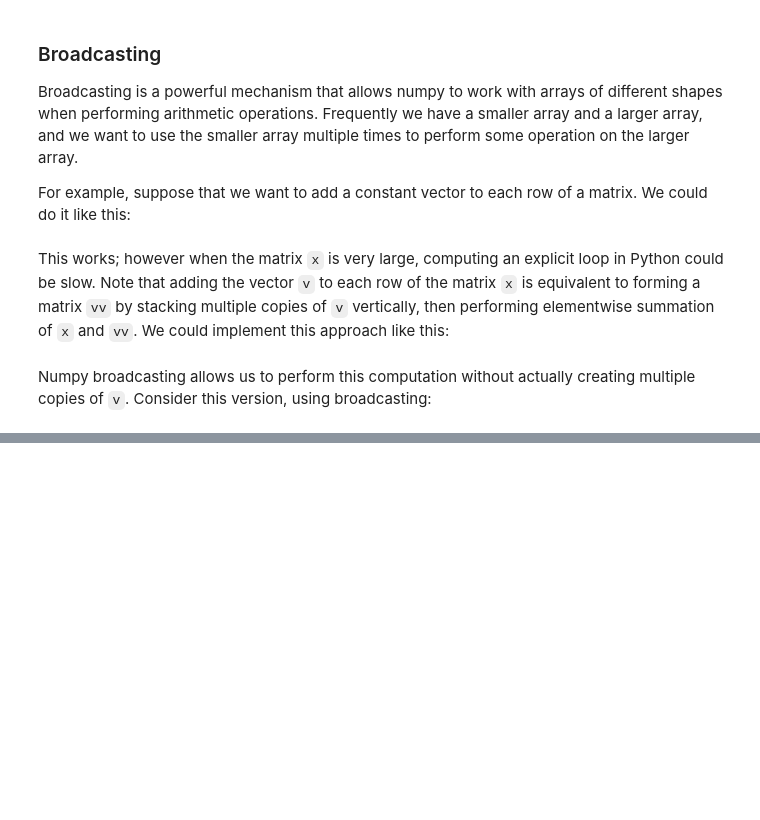
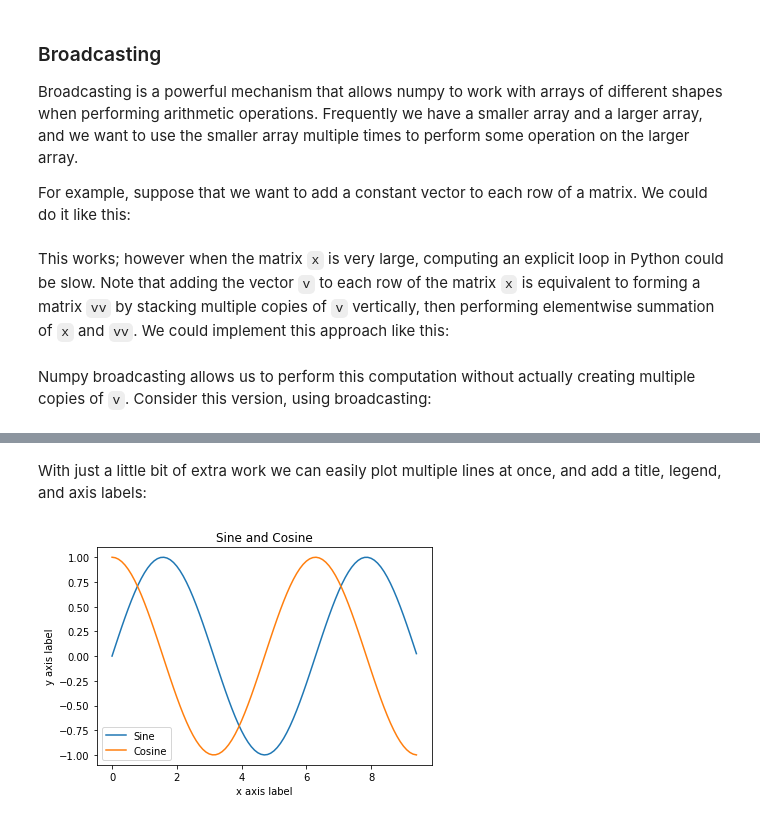
Before and after one commit to lenakchen/cs231, a Jupyter notebook: notes/python-numpy-tutorial.ipynb, the cells around one changed output, grey strips where cells are left out. Drawn from its saved outputs; the diff is of its cells as text; code cells hidden in the pictures; blank space fills up the shorter version.

```diff
--- a/notes/python-numpy-tutorial.ipynb
+++ b/notes/python-numpy-tutorial.ipynb
@@ -809,0 +1024,28 @@ creating multiple copies of `v`. Consider this version, using broadcasting:
+# %% [markdown]
+<!--
+Running this code produces the following plot:
+<div class='fig figcenter fighighlight'>
+  <img src='../assets/sine.png'>
+</div> -->
+
+With just a little bit of extra work we can easily plot multiple lines
+at once, and add a title, legend, and axis labels:
+# %%
+import numpy as np
+import matplotlib.pyplot as plt
+
+# Compute the x and y coordinates for points on sine and cosine curves
+x = np.arange(0, 3 * np.pi, 0.1)
+y_sin = np.sin(x)
+y_cos = np.cos(x)
+
+# Plot the points using matplotlib
+plt.plot(x, y_sin)
+plt.plot(x, y_cos)
+plt.xlabel('x axis label')
+plt.ylabel('y axis label')
+plt.title('Sine and Cosine')
+plt.legend(['Sine', 'Cosine'])
+plt.show()
+# %% [output]
+[figure, added]
```
Also changed, not shown: parts of 19 cells of this notebook, 7 other files.
